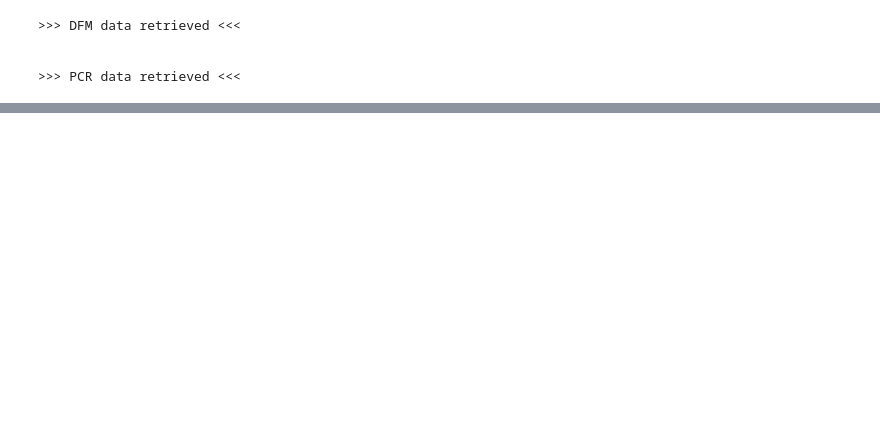
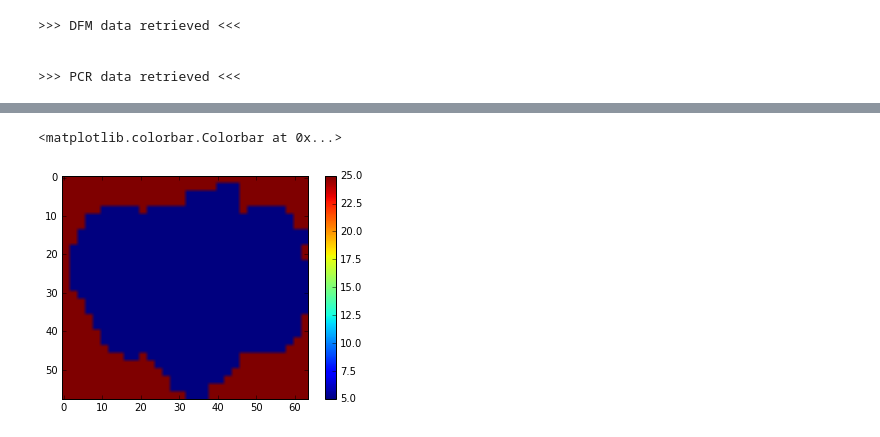
Before and after one commit to wk1984/glofrim, a Jupyter notebook: couplingFramework_v2_LFPtoPCR.ipynb, the cells around one changed output, grey strips where cells are left out. Saved outputs shown, nothing was run; the diff lists cells and outputs as text; code cells hidden in the pictures; blank space fills up the shorter version.

Commit message:
restructuring ipynb file and executing tests for coupling designs

```diff
--- a/couplingFramework_v2_LFPtoPCR.ipynb
+++ b/couplingFramework_v2_LFPtoPCR.ipynb
@@ -406,6 +250,0 @@ plt.savefig(os.path.join(verbose_folder,'updatedChannelStoragePCR.png'), dpi=300
-# %%
-model_functions.updateHydrologicVariables(hydrologicModel,
-                                          waterDepths_HDYN2D_2_HLOG_BMI,
-                                          inundatedFraction_HDYN2D_2_HLOG_BMI)
-
-# testWD = hydrologicModel.get_var(('grassland','floodplainWaterLayer'))
@@ -760,0 +264,9 @@ delta volume for PCR cells coupled to hydrodynamic channels only 6.72E+10
+# %%
+# testing whehter adding of new variable to PCR worked
+LDDtest = np.copy(hydrologicModel.get_var(('routing', 'lddMap')))
+plt.figure()
+plt.imshow(LDDtest)
+plt.colorbar()
+# %% [output]
+<matplotlib.colorbar.Colorbar at 0x...>
+[figure, added]
```
Also changed, not shown: parts of 53 cells of this notebook, 3 other files.
